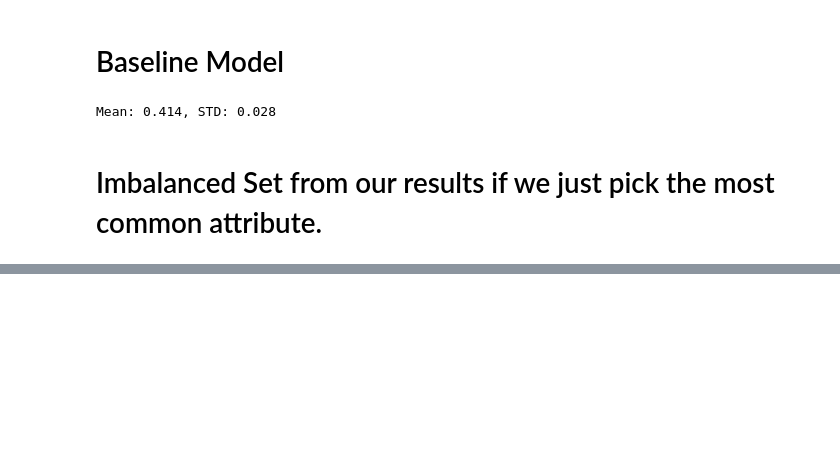
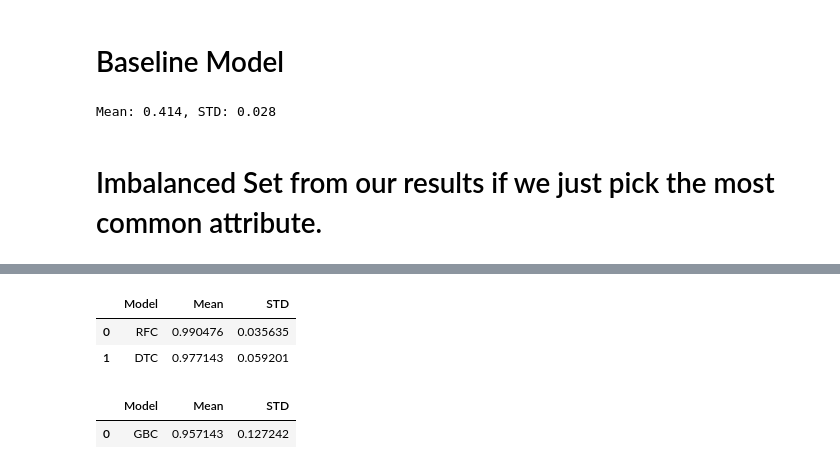
Before and after one commit to MaukanMir/Loan-Approval-Classification, a Jupyter notebook: training.ipynb, the cells around one changed output, grey strips where cells are left out. Cells and saved outputs as stored; diff of their text form; code cells hidden in the pictures; blank space fills up the shorter version.

```diff
--- a/training.ipynb
+++ b/training.ipynb
@@ -307,0 +318,15 @@ Mean: 0.414, STD: 0.028
+# %%
+names = ["RFC", "DTC"]
+models = get_selected_models(names)
+testing_selected_models(names, models, X, y, preprocessor)
+# %% [output]
+|  | Model | Mean | STD |
+| 0 | RFC | 0.990476 | 0.035635 |
+| 1 | DTC | 0.977143 | 0.059201 |
+# %%
+names = ["GBC"]
+models = get_selected_models(names)
+testing_selected_models(names, models, X, y, preprocessor)
+# %% [output]
+|  | Model | Mean | STD |
+| 0 | GBC | 0.957143 | 0.127242 |
```
Also changed, not shown: parts of 2 cells of this notebook.
